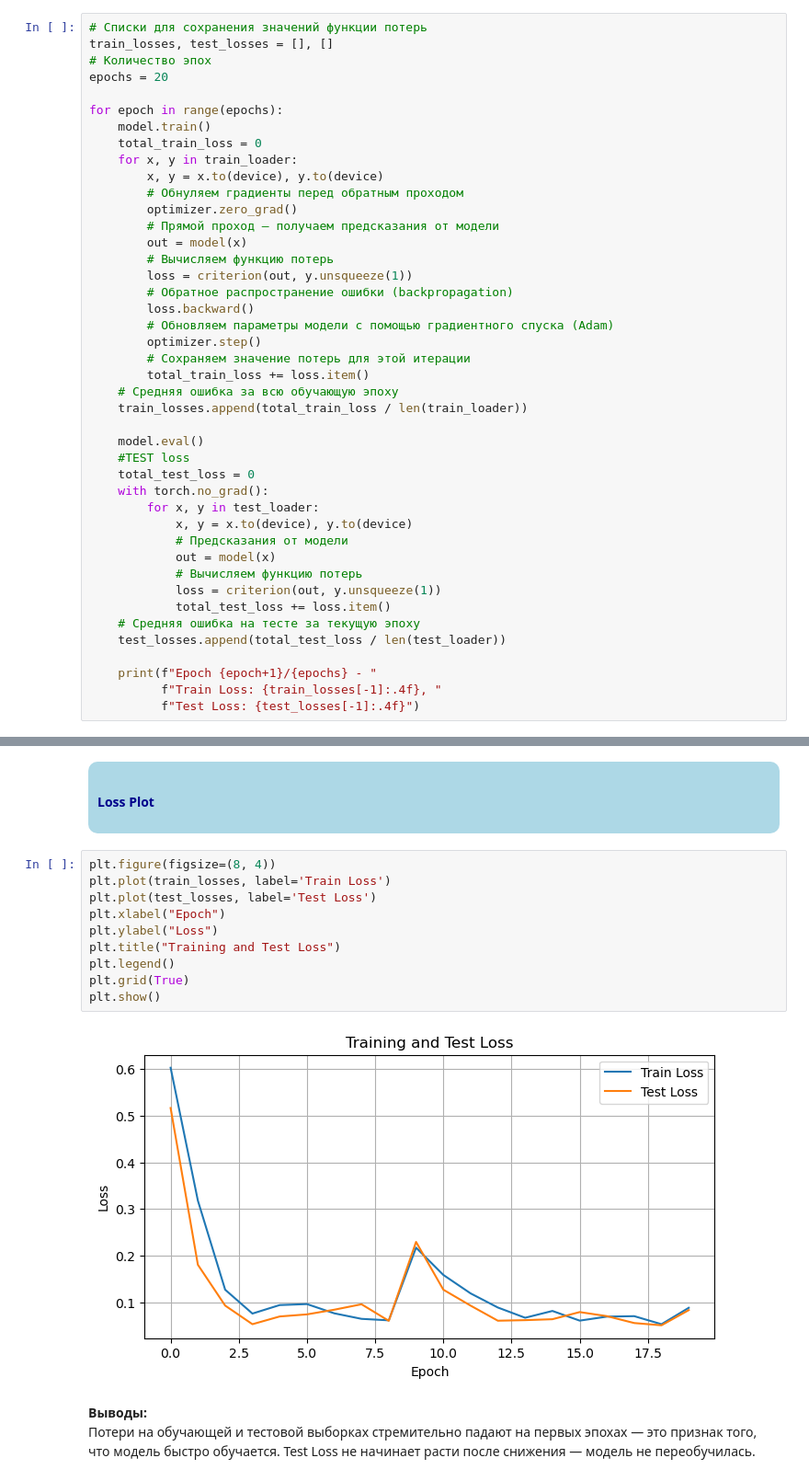
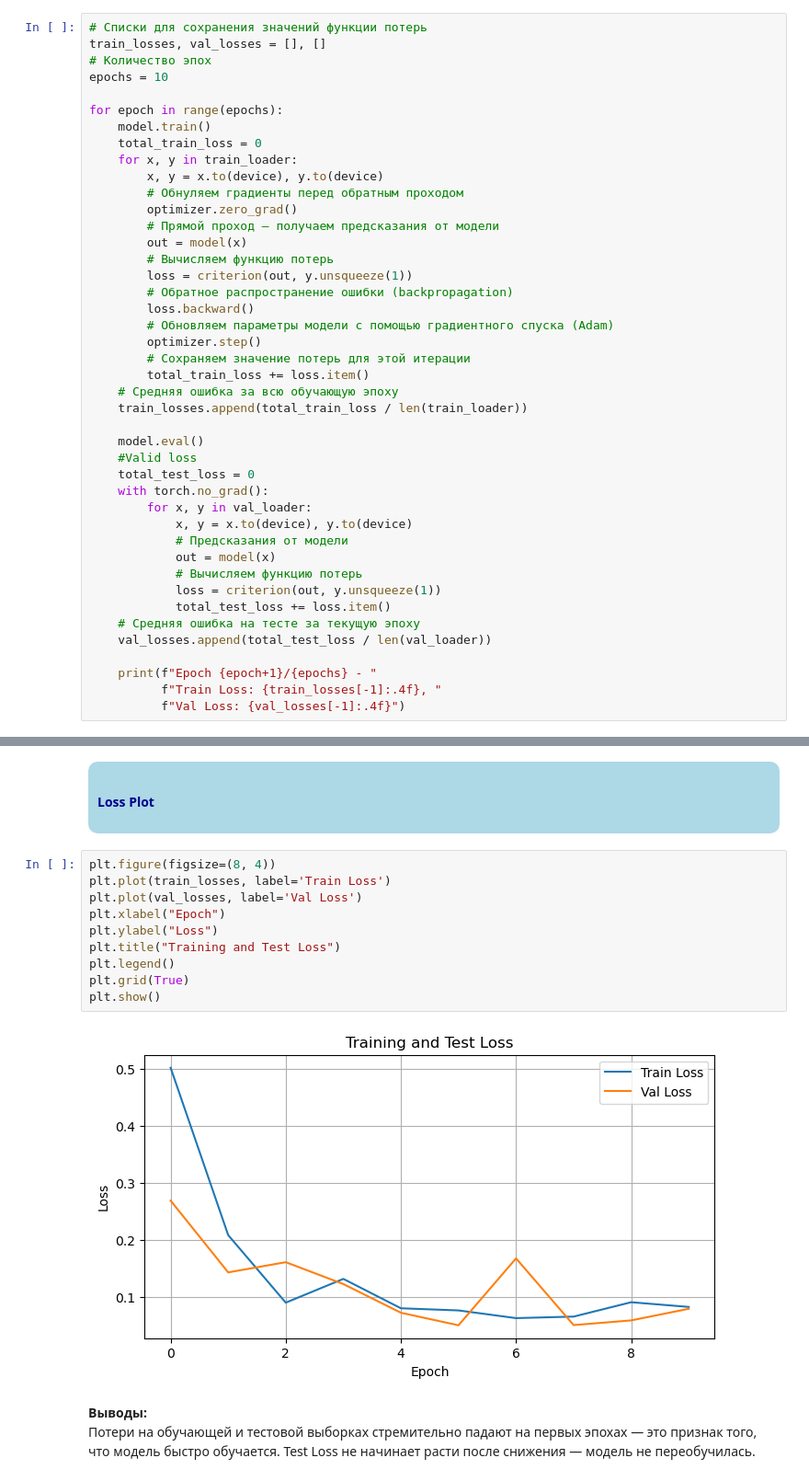
Before and after one commit to Anetta314159/ds_lessons, a Jupyter notebook: module_7/Task_1/Task_1.ipynb, the cells around one changed output, grey strips where cells are left out. Shown at 92% size. Drawn from its saved outputs; the diff is of its cells as text.

```diff
--- a/module_7/Task_1/Task_1.ipynb
+++ b/module_7/Task_1/Task_1.ipynb
@@ -591,9 +591,9 @@ optimizer = optim.Adam(model.parameters(), lr=0.001)
  - Подсчет средней ошибки на обучении и тесте
 # %%
 # Списки для сохранения значений функции потерь
-train_losses, test_losses = [], []
+train_losses, val_losses = [], []
 # Количество эпох
-epochs = 20
+epochs = 10
 
 for epoch in range(epochs):
     model.train()
@@ -616,10 +616,10 @@ for epoch in range(epochs):
     train_losses.append(total_train_loss / len(train_loader))
 
     model.eval()
-    #TEST loss
+    #Valid loss
     total_test_loss = 0
     with torch.no_grad():
-        for x, y in test_loader:
+        for x, y in val_loader:
             x, y = x.to(device), y.to(device)
             # Предсказания от модели
             out = model(x)
@@ -627,9 +627,9 @@ for epoch in range(epochs):
             loss = criterion(out, y.unsqueeze(1))
             total_test_loss += loss.item()
     # Средняя ошибка на тесте за текущую эпоху
-    test_losses.append(total_test_loss / len(test_loader))
+    val_losses.append(total_test_loss / len(val_loader))
 
     print(f"Epoch {epoch+1}/{epochs} - "
           f"Train Loss: {train_losses[-1]:.4f}, "
-          f"Test Loss: {test_losses[-1]:.4f}")
+          f"Val Loss: {val_losses[-1]:.4f}")
 # %% [output]
@@ -663,15 +653,15 @@ Epoch 20/20 - Train Loss: 0.0884, Test Loss: 0.0834
 # %%
 plt.figure(figsize=(8, 4))
 plt.plot(train_losses, label='Train Loss')
-plt.plot(test_losses, label='Test Loss')
+plt.plot(val_losses, label='Val Loss')
 plt.xlabel("Epoch")
 plt.ylabel("Loss")
 plt.title("Training and Test Loss")
 plt.legend()
 plt.grid(True)
 plt.show()
 # %% [output]
-[figure, old version]
+[figure, new version]
 # %% [markdown]
 <b>Выводы:</b>
 <br>Потери на обучающей и тестовой выборках стремительно падают на первых эпохах — это признак того, что модель быстро обучается. Test Loss не начинает расти после снижения — модель не переобучилась.
```
Also changed, not shown: parts of 11 cells of this notebook.
